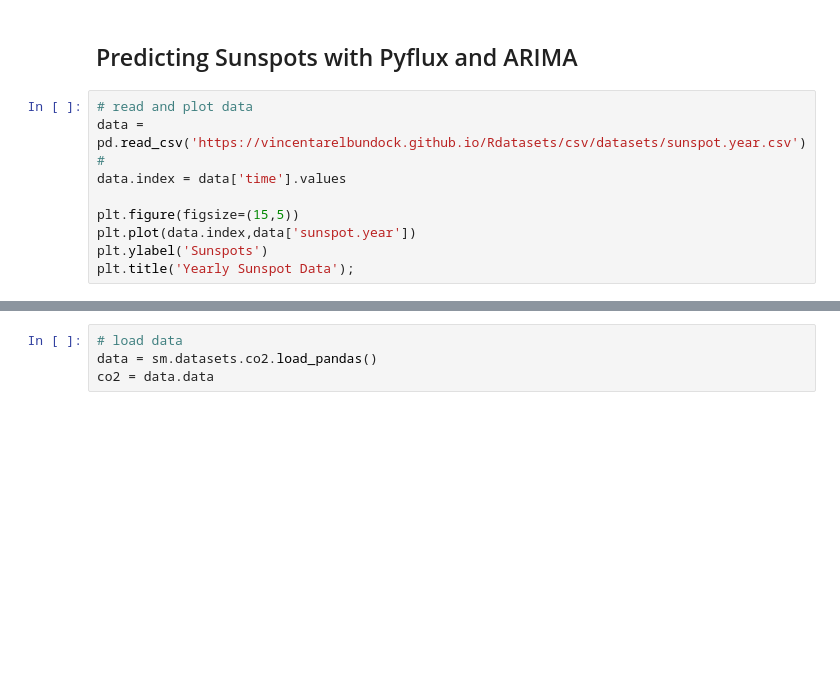
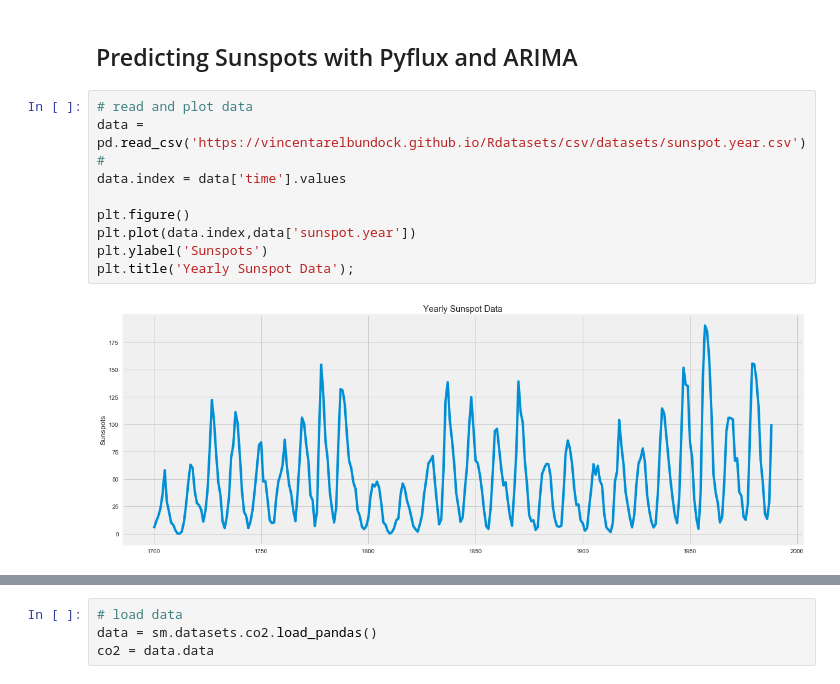
Before and after one commit to ultimatist/ODSC17, a Jupyter notebook: Time Series with Python (ODSC) SOL.ipynb, the cells around one changed output, grey strips where cells are left out. Drawn from its saved outputs; the diff is of its cells as text; blank space fills up the shorter version.

```diff
--- a/Time Series with Python (ODSC) SOL.ipynb
+++ b/Time Series with Python (ODSC) SOL.ipynb
@@ -417,12 +696,14 @@ model.predict(h=3);
 # %%
 # read and plot data
 data = pd.read_csv('https://vincentarelbundock.github.io/Rdatasets/csv/datasets/sunspot.year.csv') #
 data.index = data['time'].values
 
-plt.figure(figsize=(15,5))
+plt.figure()
 plt.plot(data.index,data['sunspot.year'])
 plt.ylabel('Sunspots')
 plt.title('Yearly Sunspot Data');
+# %% [output]
+[figure, added]
 # %%
 # fit and summarize model
 model = pf.ARIMA(data=data,ar=4,ma=4,integ=0,target='sunspot.year')
```
Also changed, not shown: parts of 61 cells of this notebook, 3 other files.
